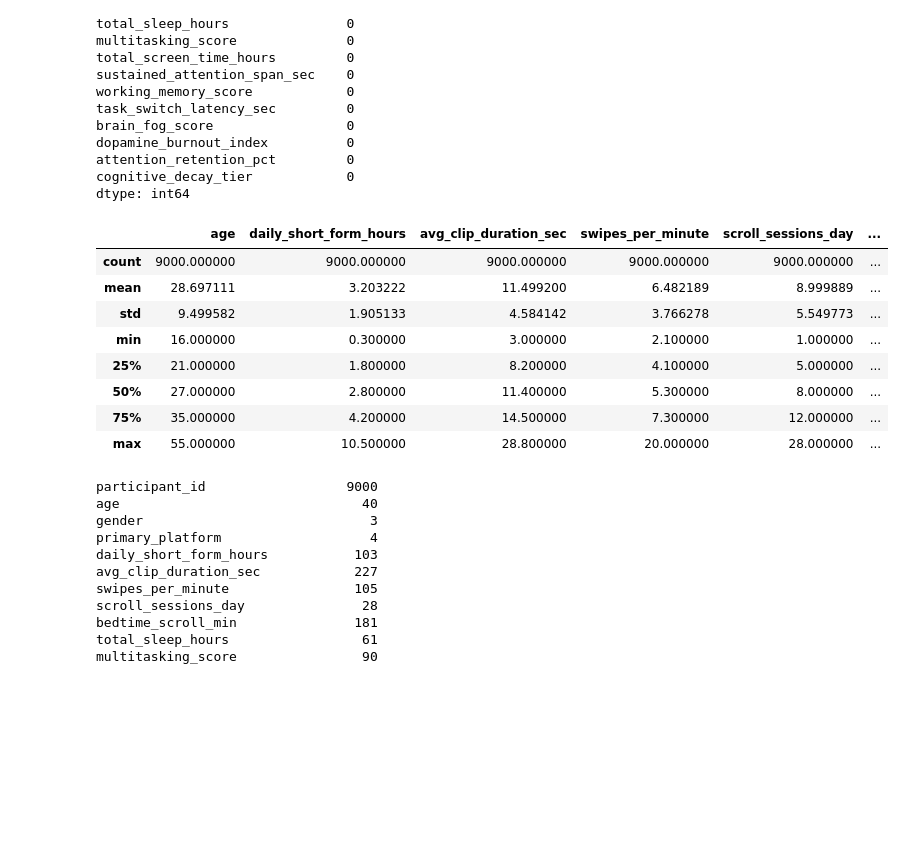
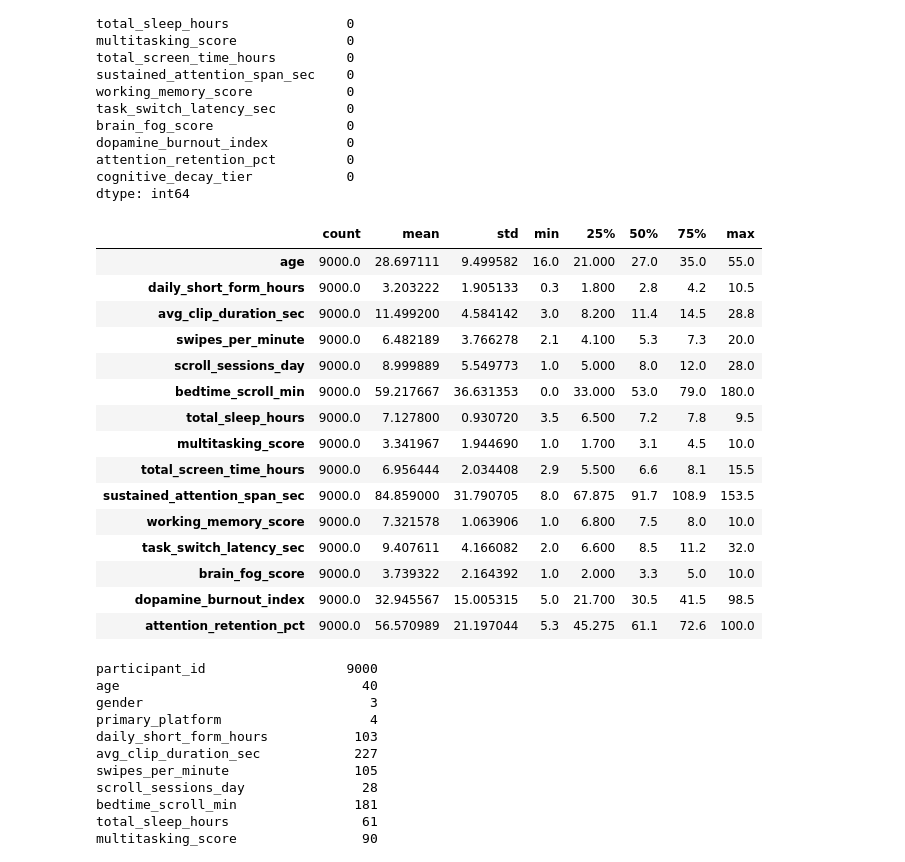
Before and after one commit to Sann11-y/analisis-pola-tidur-regresi-ridge-random-forest, a Jupyter notebook: 1_EDA_dan_Split.ipynb, the cells around one changed output. Cells and saved outputs as stored; diff of their text form; code cells hidden in the pictures; blank space fills up the shorter version.

Commit message:
transpose deskriptiv

```diff
--- a/1_EDA_dan_Split.ipynb
+++ b/1_EDA_dan_Split.ipynb
@@ -61,17 +61,24 @@ attention_retention_pct         0
 cognitive_decay_tier            0
 dtype: int64
 # %%
-df.describe()
+df.describe().transpose()
 # %% [output]
-|  | age | daily_short_form_hours | avg_clip_duration_sec | swipes_per_minute | scroll_sessions_day | ... |
-| count | 9000.000000 | 9000.000000 | 9000.000000 | 9000.000000 | 9000.000000 | ... |
-| mean | 28.697111 | 3.203222 | 11.499200 | 6.482189 | 8.999889 | ... |
-| std | 9.499582 | 1.905133 | 4.584142 | 3.766278 | 5.549773 | ... |
-| min | 16.000000 | 0.300000 | 3.000000 | 2.100000 | 1.000000 | ... |
-| 25% | 21.000000 | 1.800000 | 8.200000 | 4.100000 | 5.000000 | ... |
-| 50% | 27.000000 | 2.800000 | 11.400000 | 5.300000 | 8.000000 | ... |
-| 75% | 35.000000 | 4.200000 | 14.500000 | 7.300000 | 12.000000 | ... |
-| max | 55.000000 | 10.500000 | 28.800000 | 20.000000 | 28.000000 | ... |
+|  | count | mean | std | min | 25% | 50% | 75% | max |
+| age | 9000.0 | 28.697111 | 9.499582 | 16.0 | 21.000 | 27.0 | 35.0 | 55.0 |
+| daily_short_form_hours | 9000.0 | 3.203222 | 1.905133 | 0.3 | 1.800 | 2.8 | 4.2 | 10.5 |
+| avg_clip_duration_sec | 9000.0 | 11.499200 | 4.584142 | 3.0 | 8.200 | 11.4 | 14.5 | 28.8 |
+| swipes_per_minute | 9000.0 | 6.482189 | 3.766278 | 2.1 | 4.100 | 5.3 | 7.3 | 20.0 |
+| scroll_sessions_day | 9000.0 | 8.999889 | 5.549773 | 1.0 | 5.000 | 8.0 | 12.0 | 28.0 |
+| bedtime_scroll_min | 9000.0 | 59.217667 | 36.631353 | 0.0 | 33.000 | 53.0 | 79.0 | 180.0 |
+| total_sleep_hours | 9000.0 | 7.127800 | 0.930720 | 3.5 | 6.500 | 7.2 | 7.8 | 9.5 |
+| multitasking_score | 9000.0 | 3.341967 | 1.944690 | 1.0 | 1.700 | 3.1 | 4.5 | 10.0 |
+| total_screen_time_hours | 9000.0 | 6.956444 | 2.034408 | 2.9 | 5.500 | 6.6 | 8.1 | 15.5 |
+| sustained_attention_span_sec | 9000.0 | 84.859000 | 31.790705 | 8.0 | 67.875 | 91.7 | 108.9 | 153.5 |
+| working_memory_score | 9000.0 | 7.321578 | 1.063906 | 1.0 | 6.800 | 7.5 | 8.0 | 10.0 |
+| task_switch_latency_sec | 9000.0 | 9.407611 | 4.166082 | 2.0 | 6.600 | 8.5 | 11.2 | 32.0 |
+| brain_fog_score | 9000.0 | 3.739322 | 2.164392 | 1.0 | 2.000 | 3.3 | 5.0 | 10.0 |
+| dopamine_burnout_index | 9000.0 | 32.945567 | 15.005315 | 5.0 | 21.700 | 30.5 | 41.5 | 98.5 |
+| attention_retention_pct | 9000.0 | 56.570989 | 21.197044 | 5.3 | 45.275 | 61.1 | 72.6 | 100.0 |
 # %%
 df.nunique()
 # %% [output]
```
